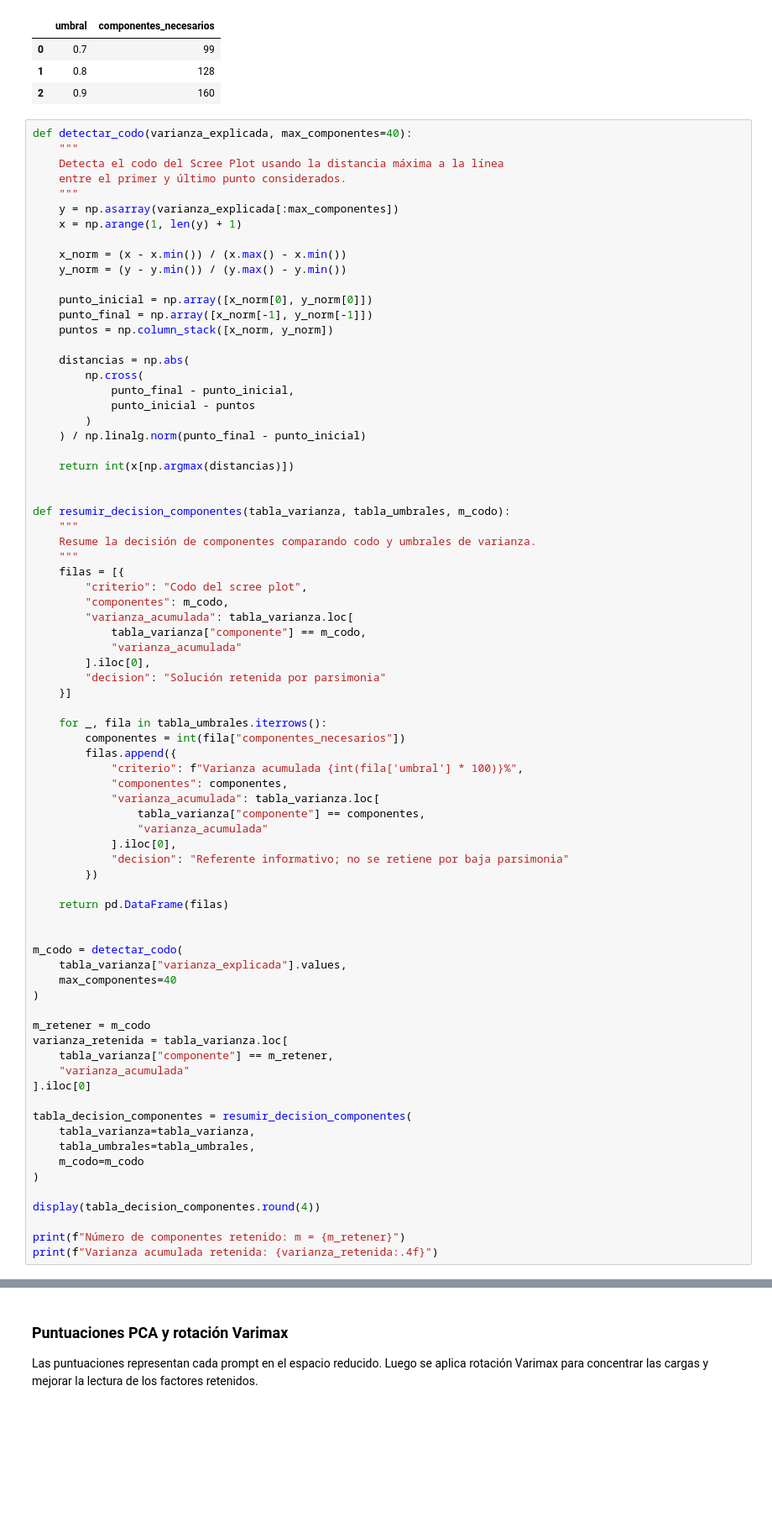
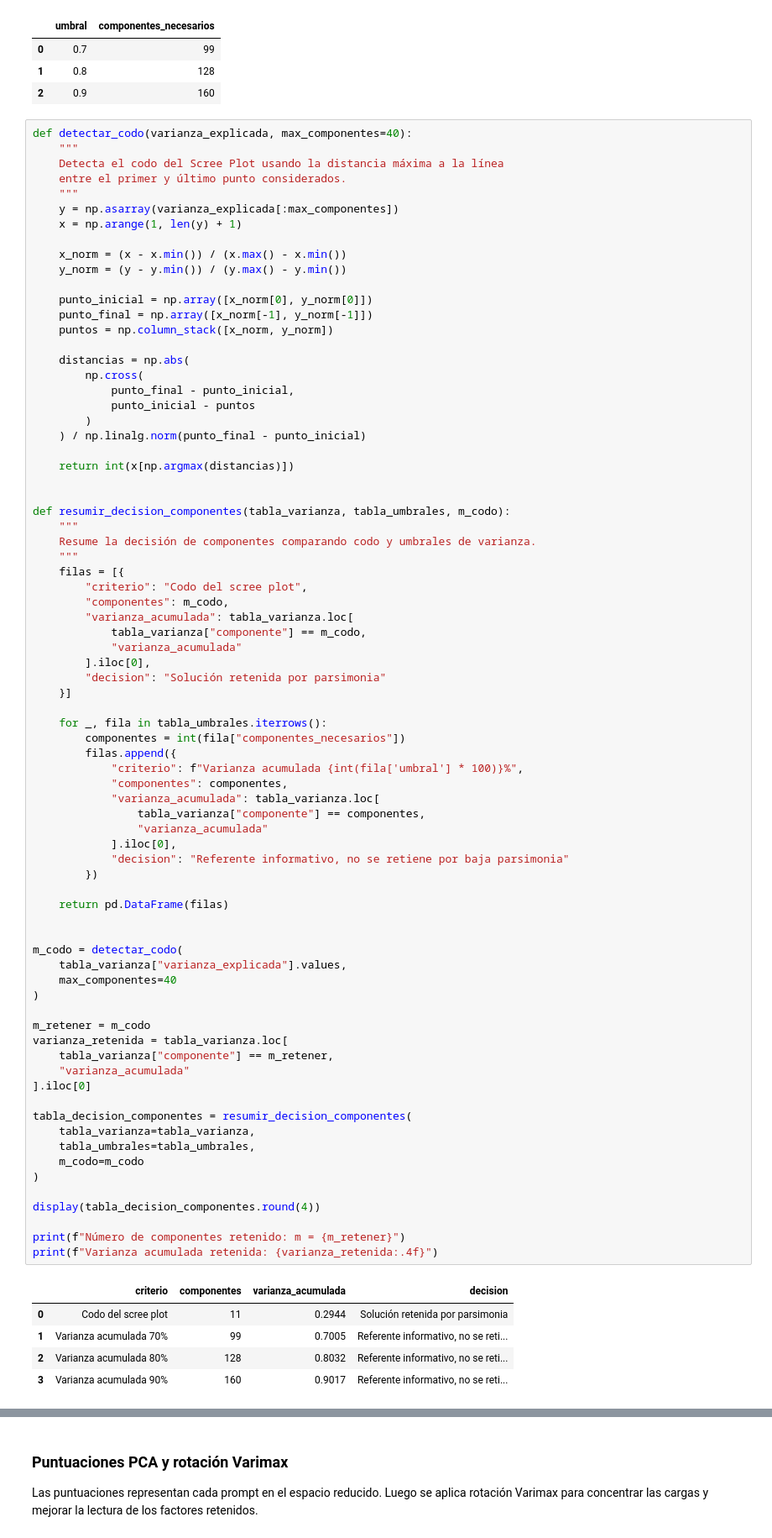
Before and after one commit to almeneses/analisis_multivariado, a Jupyter notebook: desafio_2/Situacion_1_Desafio2_Alejandro_Meneses_Henry_Rosenstiehl.ipynb, the cells around one changed output, grey strips where cells are left out. Shown at 84% size. Saved outputs shown, nothing was run; the diff lists cells and outputs as text; blank space fills up the shorter version.

```diff
--- a/desafio_2/Situacion_1_Desafio_2_completo.ipynb
+++ b/desafio_2/Situacion_1_Desafio2_Alejandro_Meneses_Henry_Rosenstiehl.ipynb
@@ -834,33 +741,38 @@ def resumir_decision_componentes(tabla_varianza, tabla_umbrales, m_codo):
                 tabla_varianza["componente"] == componentes,
                 "varianza_acumulada"
             ].iloc[0],
-            "decision": "Referente informativo; no se retiene por baja parsimonia"
+            "decision": "Referente informativo, no se retiene por baja parsimonia"
         })
 
     return pd.DataFrame(filas)
 
 
 m_codo = detectar_codo(
     tabla_varianza["varianza_explicada"].values,
     max_componentes=40
 )
 
 m_retener = m_codo
 varianza_retenida = tabla_varianza.loc[
     tabla_varianza["componente"] == m_retener,
     "varianza_acumulada"
 ].iloc[0]
 
 tabla_decision_componentes = resumir_decision_componentes(
     tabla_varianza=tabla_varianza,
     tabla_umbrales=tabla_umbrales,
     m_codo=m_codo
 )
 
 display(tabla_decision_componentes.round(4))
 
 print(f"Número de componentes retenido: m = {m_retener}")
 print(f"Varianza acumulada retenida: {varianza_retenida:.4f}")
 # %% [output]
+|  | criterio | componentes | varianza_acumulada | decision |
+| 0 | Codo del scree plot | 11 | 0.2944 | Solución retenida por parsimonia |
+| 1 | Varianza acumulada 70% | 99 | 0.7005 | Referente informativo, no se reti... |
+| 2 | Varianza acumulada 80% | 128 | 0.8032 | Referente informativo, no se reti... |
+| 3 | Varianza acumulada 90% | 160 | 0.9017 | Referente informativo, no se reti... |
 Número de componentes retenido: m = 11
 Varianza acumulada retenida: 0.2944
```
Also changed, not shown: parts of 42 cells of this notebook, 15 other files.
